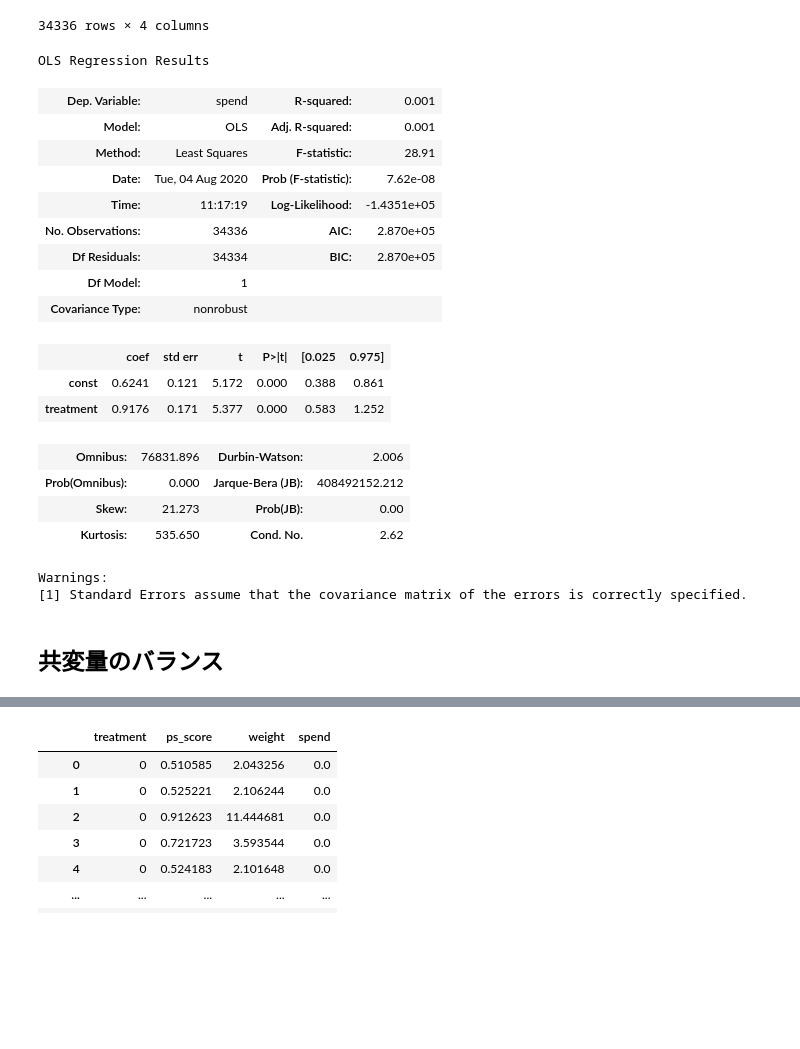
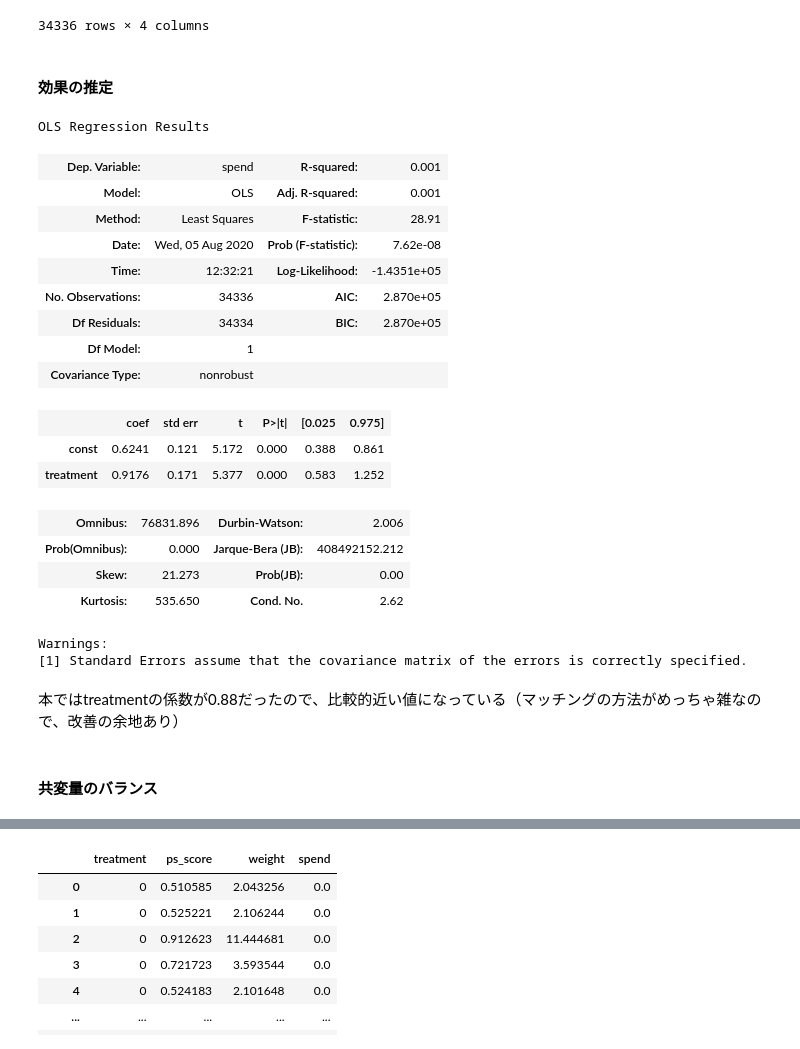
Before and after one commit to hatena-hanata/causal-effect, a Jupyter notebook: chapter_3.ipynb, the cells around one changed output, grey strips where cells are left out. Saved outputs shown, nothing was run; the diff lists cells and outputs as text; code cells hidden in the pictures; blank space fills up the shorter version.

```diff
--- a/chapter_3.ipynb
+++ b/chapter_3.ipynb
@@ -47,8 +92,8 @@ match
 | 34335 | 23594 | 0 | 0.338341 |
 34336 rows × 3 columns
 # %%
-tt = match.merge(biased_df.reset_index()[['index', 'spend']], on='index', how='left')
-tt
+match_df = match.merge(biased_df.reset_index()[['index', 'spend']], on='index', how='left')
+match_df
 # %% [output]
 |  | index | treatment | ps_score | spend |
 | 0 | 6550 | 1 | 0.495245 | 0.0 |
@@ -63,19 +108,21 @@ tt
 | 34334 | 26841 | 0 | 0.361114 | 0.0 |
 | 34335 | 23594 | 0 | 0.338341 | 0.0 |
 34336 rows × 4 columns
+# %% [markdown]
+#### 効果の推定
 # %%
 import statsmodels.api as sm
 
-x = sm.add_constant(tt['treatment'])
-results = sm.OLS(tt['spend'], x).fit()
+x = sm.add_constant(match_df['treatment'])
+results = sm.OLS(match_df['spend'], x).fit()
 results.summary()
 # %% [output]
 OLS Regression Results
 | Dep. Variable: | spend | R-squared: | 0.001 |
 | Model: | OLS | Adj. R-squared: | 0.001 |
 | Method: | Least Squares | F-statistic: | 28.91 |
-| Date: | Tue, 04 Aug 2020 | Prob (F-statistic): | 7.62e-08 |
-| Time: | 11:17:19 | Log-Likelihood: | -1.4351e+05 |
+| Date: | Wed, 05 Aug 2020 | Prob (F-statistic): | 7.62e-08 |
+| Time: | 12:32:21 | Log-Likelihood: | -1.4351e+05 |
 | No. Observations: | 34336 | AIC: | 2.870e+05 |
 | Df Residuals: | 34334 | BIC: | 2.870e+05 |
 | Df Model: | 1 |  |  |
@@ -89,5 +136,7 @@ OLS Regression Results
 | Kurtosis: | 535.650 | Cond. No. | 2.62 |
 Warnings:
 [1] Standard Errors assume that the covariance matrix of the errors is correctly specified.
+# %% [markdown]
+本ではtreatmentの係数が0.88だったので、比較的近い値になっている（マッチングの方法がめっちゃ雑なので、改善の余地あり）
 # %% [markdown]
-## 共変量のバランス
+#### 共変量のバランス
```
Also changed, not shown: parts of 25 cells of this notebook.
